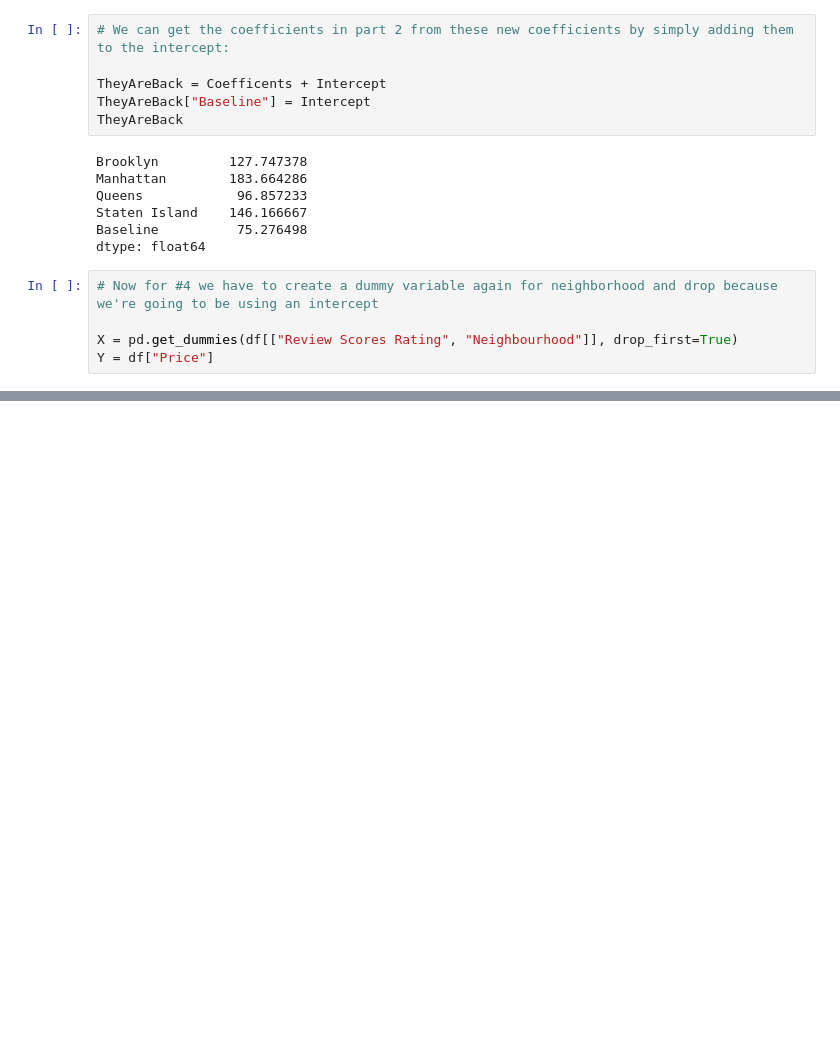
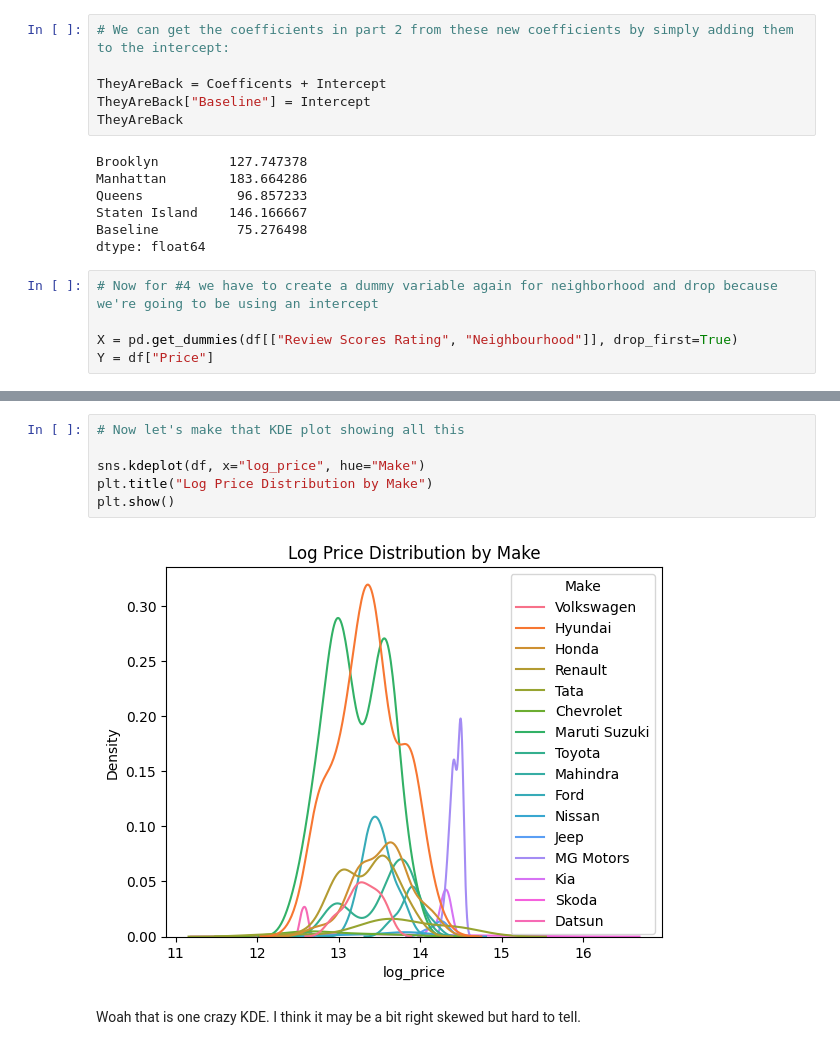
Before and after one commit to kylevogel/week_8, a Jupyter notebook: Lab4.ipynb, the cells around one changed output, grey strips where cells are left out. Drawn from its saved outputs; the diff is of its cells as text; blank space fills up the shorter version.

```diff
--- a/Lab4.ipynb
+++ b/Lab4.ipynb
@@ -188,0 +380,10 @@ LinearRegression()
+# %%
+# Now let's make that KDE plot showing all this
+
+sns.kdeplot(df, x="log_price", hue="Make")
+plt.title("Log Price Distribution by Make")
+plt.show()
+# %% [output]
+[figure, added]
+# %% [markdown]
+Woah that is one crazy KDE. I think it may be a bit right skewed but hard to tell.
```
Also changed, not shown: parts of 47 cells of this notebook, 1 other file.
